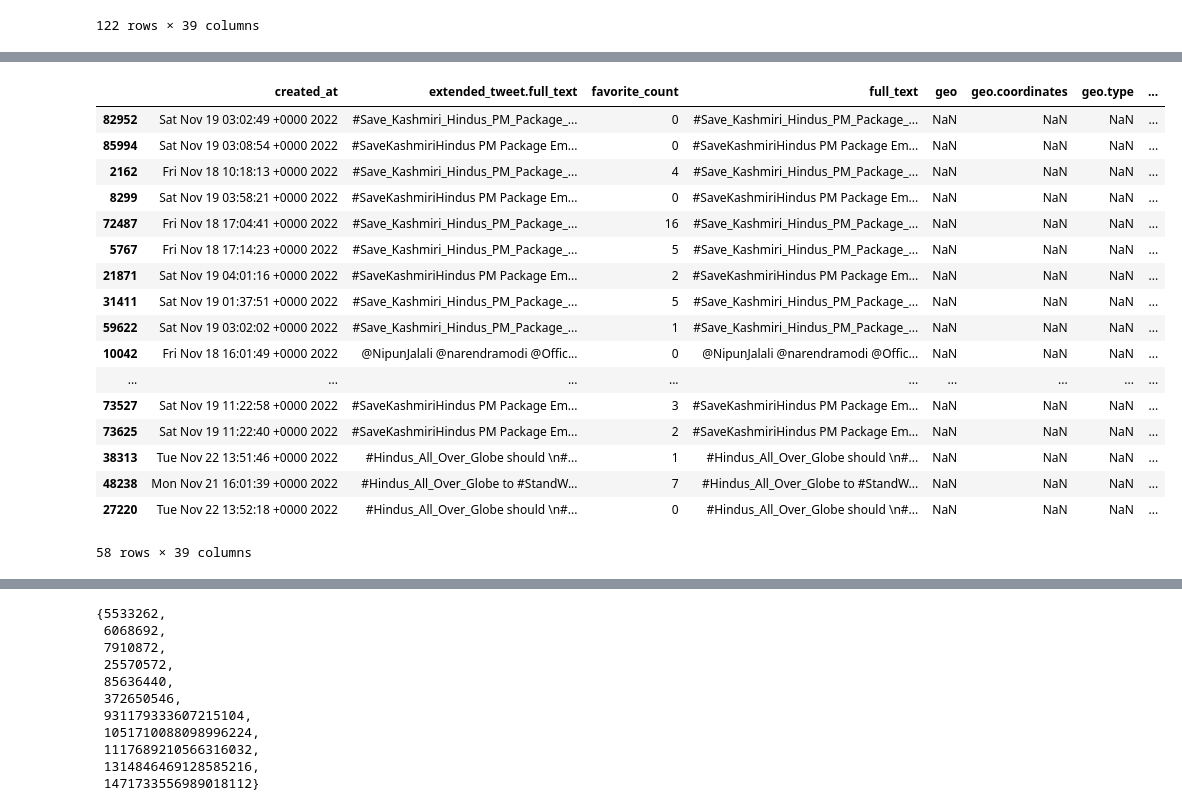
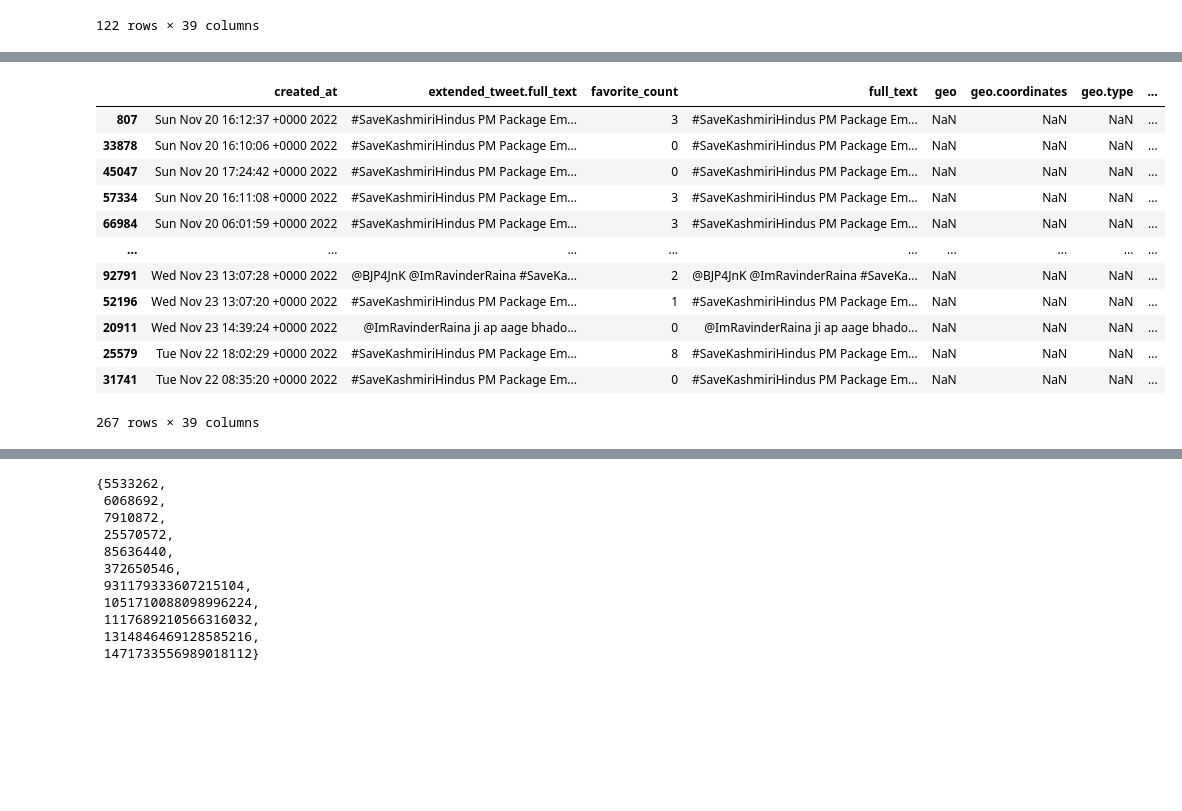
Before and after one commit to blockchain-interoperability/blockchain-social-media, a Jupyter notebook: Graph_Experiments.ipynb, the cells around one changed output, grey strips where cells are left out. Cells and saved outputs as stored; diff of their text form; code cells hidden in the pictures; blank space fills up the shorter version.

```diff
--- a/Graph_Experiments.ipynb
+++ b/Graph_Experiments.ipynb
@@ -209,26 +209,21 @@ all_scc[2]
  1588568332160012288,
  1592585215859650560}
 # %%
-df[df['user.id'] == 3196973563]
+df[df['user.id'] == 950621345544482816]
 # %% [output]
 |  | created_at | extended_tweet.full_text | favorite_count | full_text | geo | geo.coordinates | geo.type | ... |
-| 82952 | Sat Nov 19 03:02:49 +0000 2022 | #Save_Kashmiri_Hindus_PM_Package_... | 0 | #Save_Kashmiri_Hindus_PM_Package_... | NaN | NaN | NaN | ... |
-| 85994 | Sat Nov 19 03:08:54 +0000 2022 | #SaveKashmiriHindus PM Package Em... | 0 | #SaveKashmiriHindus PM Package Em... | NaN | NaN | NaN | ... |
-| 2162 | Fri Nov 18 10:18:13 +0000 2022 | #Save_Kashmiri_Hindus_PM_Package_... | 4 | #Save_Kashmiri_Hindus_PM_Package_... | NaN | NaN | NaN | ... |
-| 8299 | Sat Nov 19 03:58:21 +0000 2022 | #SaveKashmiriHindus PM Package Em... | 0 | #SaveKashmiriHindus PM Package Em... | NaN | NaN | NaN | ... |
-| 72487 | Fri Nov 18 17:04:41 +0000 2022 | #Save_Kashmiri_Hindus_PM_Package_... | 16 | #Save_Kashmiri_Hindus_PM_Package_... | NaN | NaN | NaN | ... |
-| 5767 | Fri Nov 18 17:14:23 +0000 2022 | #Save_Kashmiri_Hindus_PM_Package_... | 5 | #Save_Kashmiri_Hindus_PM_Package_... | NaN | NaN | NaN | ... |
-| 21871 | Sat Nov 19 04:01:16 +0000 2022 | #SaveKashmiriHindus PM Package Em... | 2 | #SaveKashmiriHindus PM Package Em... | NaN | NaN | NaN | ... |
-| 31411 | Sat Nov 19 01:37:51 +0000 2022 | #Save_Kashmiri_Hindus_PM_Package_... | 5 | #Save_Kashmiri_Hindus_PM_Package_... | NaN | NaN | NaN | ... |
-| 59622 | Sat Nov 19 03:02:02 +0000 2022 | #Save_Kashmiri_Hindus_PM_Package_... | 1 | #Save_Kashmiri_Hindus_PM_Package_... | NaN | NaN | NaN | ... |
-| 10042 | Fri Nov 18 16:01:49 +0000 2022 | @NipunJalali @narendramodi @Offic... | 0 | @NipunJalali @narendramodi @Offic... | NaN | NaN | NaN | ... |
+| 807 | Sun Nov 20 16:12:37 +0000 2022 | #SaveKashmiriHindus PM Package Em... | 3 | #SaveKashmiriHindus PM Package Em... | NaN | NaN | NaN | ... |
+| 33878 | Sun Nov 20 16:10:06 +0000 2022 | #SaveKashmiriHindus PM Package Em... | 0 | #SaveKashmiriHindus PM Package Em... | NaN | NaN | NaN | ... |
+| 45047 | Sun Nov 20 17:24:42 +0000 2022 | #SaveKashmiriHindus PM Package Em... | 0 | #SaveKashmiriHindus PM Package Em... | NaN | NaN | NaN | ... |
+| 57334 | Sun Nov 20 16:11:08 +0000 2022 | #SaveKashmiriHindus PM Package Em... | 3 | #SaveKashmiriHindus PM Package Em... | NaN | NaN | NaN | ... |
+| 66984 | Sun Nov 20 06:01:59 +0000 2022 | #SaveKashmiriHindus PM Package Em... | 3 | #SaveKashmiriHindus PM Package Em... | NaN | NaN | NaN | ... |
 | ... | ... | ... | ... | ... | ... | ... | ... | ... |
-| 73527 | Sat Nov 19 11:22:58 +0000 2022 | #SaveKashmiriHindus PM Package Em... | 3 | #SaveKashmiriHindus PM Package Em... | NaN | NaN | NaN | ... |
-| 73625 | Sat Nov 19 11:22:40 +0000 2022 | #SaveKashmiriHindus PM Package Em... | 2 | #SaveKashmiriHindus PM Package Em... | NaN | NaN | NaN | ... |
-| 38313 | Tue Nov 22 13:51:46 +0000 2022 | #Hindus_All_Over_Globe should \n#... | 1 | #Hindus_All_Over_Globe should \n#... | NaN | NaN | NaN | ... |
-| 48238 | Mon Nov 21 16:01:39 +0000 2022 | #Hindus_All_Over_Globe to #StandW... | 7 | #Hindus_All_Over_Globe to #StandW... | NaN | NaN | NaN | ... |
-| 27220 | Tue Nov 22 13:52:18 +0000 2022 | #Hindus_All_Over_Globe should \n#... | 0 | #Hindus_All_Over_Globe should \n#... | NaN | NaN | NaN | ... |
+| 92791 | Wed Nov 23 13:07:28 +0000 2022 | @BJP4JnK @ImRavinderRaina #SaveKa... | 2 | @BJP4JnK @ImRavinderRaina #SaveKa... | NaN | NaN | NaN | ... |
+| 52196 | Wed Nov 23 13:07:20 +0000 2022 | #SaveKashmiriHindus PM Package Em... | 1 | #SaveKashmiriHindus PM Package Em... | NaN | NaN | NaN | ... |
+| 20911 | Wed Nov 23 14:39:24 +0000 2022 | @ImRavinderRaina ji ap aage bhado... | 0 | @ImRavinderRaina ji ap aage bhado... | NaN | NaN | NaN | ... |
+| 25579 | Tue Nov 22 18:02:29 +0000 2022 | #SaveKashmiriHindus PM Package Em... | 8 | #SaveKashmiriHindus PM Package Em... | NaN | NaN | NaN | ... |
+| 31741 | Tue Nov 22 08:35:20 +0000 2022 | #SaveKashmiriHindus PM Package Em... | 0 | #SaveKashmiriHindus PM Package Em... | NaN | NaN | NaN | ... |
-58 rows × 39 columns
+267 rows × 39 columns
 # %%
 visualize_scc(G, all_scc[3])
 # %% [output]
```
Also changed, not shown: parts of 23 cells of this notebook.
